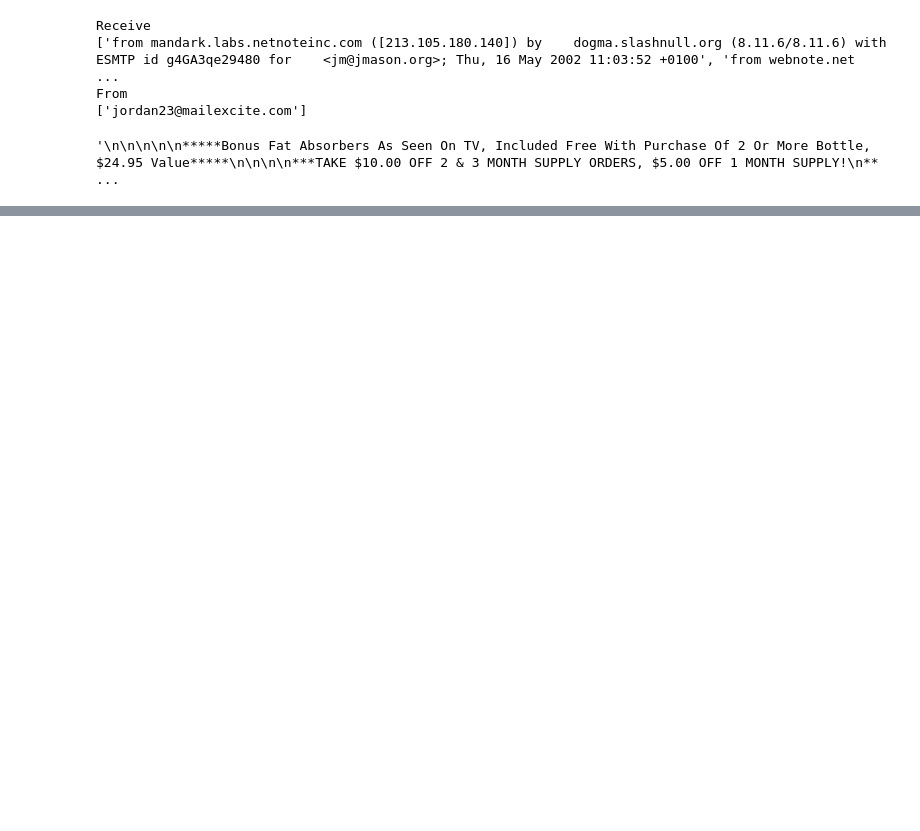
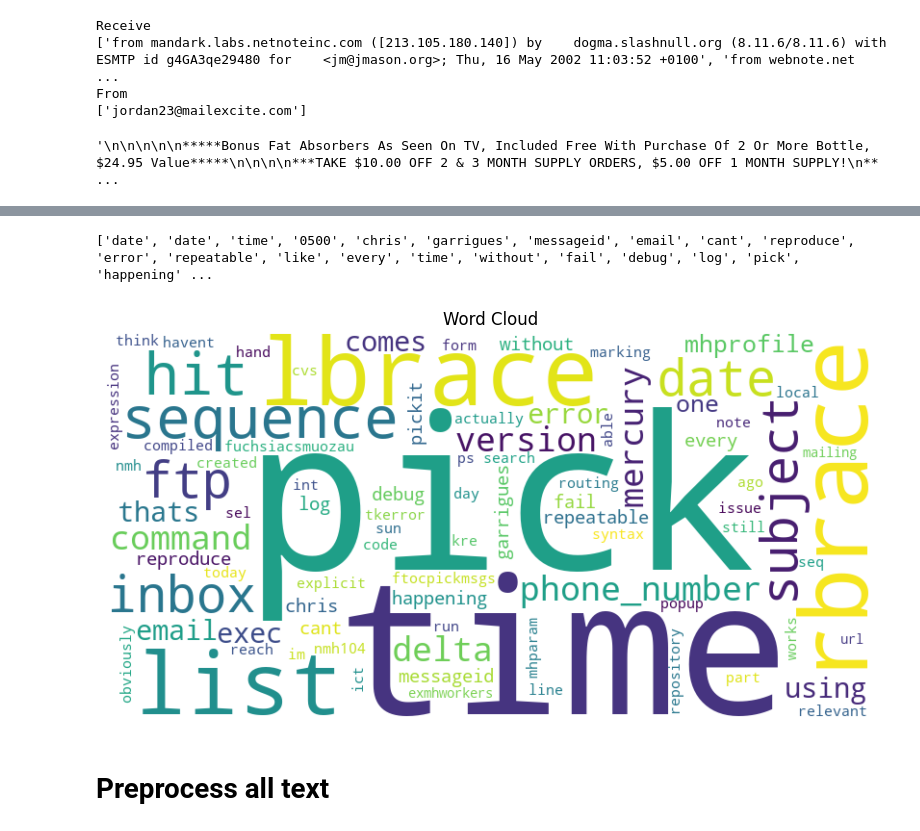
Before and after one commit to WilliamDelnington/EmailSpamDetection, a Jupyter notebook: SpamAssassinDatasetTests/SpamAssassinClassification.ipynb, the cells around one changed output, grey strips where cells are left out. Drawn from its saved outputs; the diff is of its cells as text; code cells hidden in the pictures; blank space fills up the shorter version.

Commit message:
Preprocess Enron and SpamAssassin

```diff
--- a/SpamAssassinDatasetTests/SpamAssassinClassification.ipynb
+++ b/SpamAssassinDatasetTests/SpamAssassinClassification.ipynb
@@ -106,0 +139,4 @@ ImportError: C extension: pandas.compat._constants not built. If you want to imp
+# %%
+csv_file = pd.read_csv("./SpamAssassin.csv")
+
+csv_file.head()
@@ -106,0 +182,11 @@ ImportError: C extension: pandas.compat._constants not built. If you want to imp
+# %%
+preprocess_test = preprocessing.preprocess_text(csv_file["Body"][0])
+print(preprocess_test)
+# %% [output]
+['date', 'date', 'time', '0500', 'chris', 'garrigues', 'messageid', 'email', 'cant', 'reproduce', 'error', 'repeatable', 'like', 'every', 'time', 'without', 'fail', 'debug', 'log', 'pick', 'happening' ...
+# %%
+preprocessing.visualize_wordcloud(preprocess_test)
+# %% [output]
+[figure, added]
+# %% [markdown]
+# Preprocess all text
```
Also changed, not shown: parts of 17 cells of this notebook, 10 other files.
